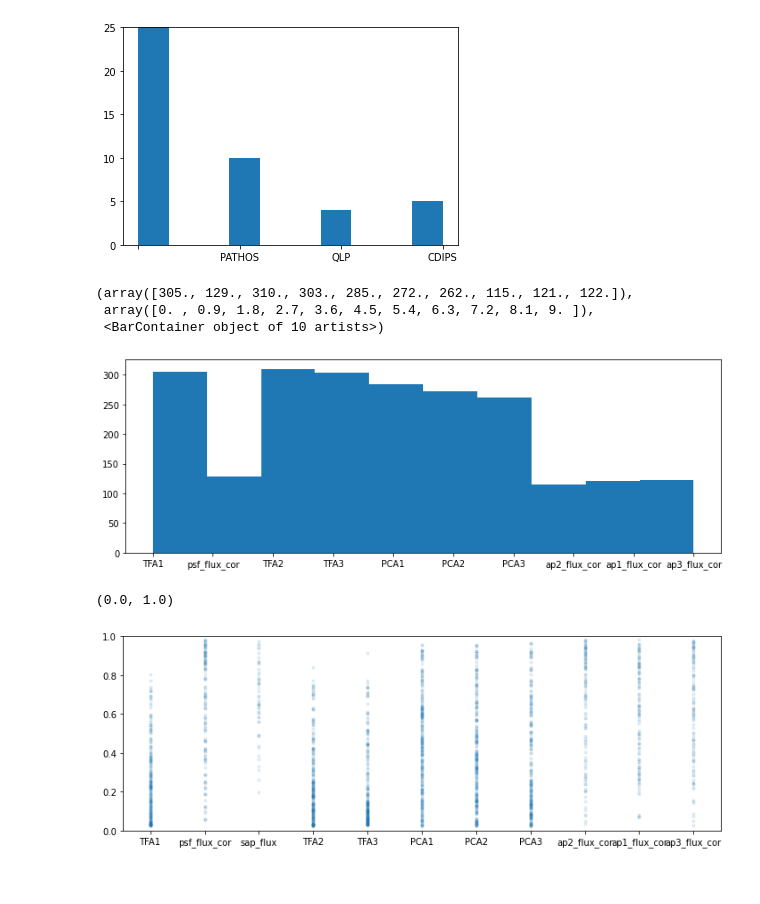
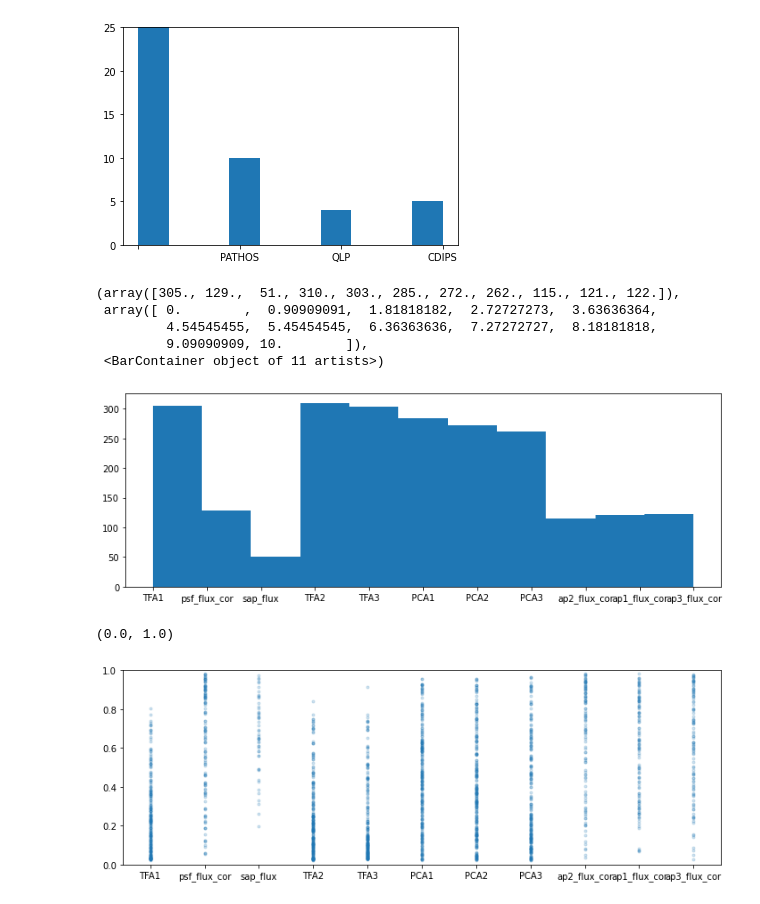
Before and after one commit to stephtdouglas/TESS_young, a Jupyter notebook: analyze_cluster_output.ipynb, the cells around one changed output. Saved outputs shown, nothing was run; the diff lists cells and outputs as text; code cells hidden in the pictures.

```diff
--- a/analyze_cluster_output.ipynb
+++ b/analyze_cluster_output.ipynb
@@ -348,21 +274,0 @@ Text(0.5, 1.0, 'All TESS periods')
-# %%
-
-x = np.linspace(0.1,6,5)
-plt.plot(x,x,"k-")
-plt.plot(x,x/2,"k:",)
-plt.plot(x,2*x,"k:")
-
-plt.xscale("log")
-plt.yscale("log")
-
-for i in np.where(good_match)[0]:
-    loc = np.where((results["target_name"]==ps_tess["TIC"][i]) & (results["sig_periods"]>0))[0]
-    plt.plot(np.ones(len(loc))*ps_tess["Period"][i],results["sig_periods"][loc],marker="o",linewidth=1)
-
-# plt.plot(ps_tess["Prot"][good_match],ps_tess["Period"][good_match],'o')
-
-# plt.ylim(0,2)
-
-plt.ylabel("TESS period")
-plt.xlabel("Patten & Simon (1996) Period")
-plt.title("All TESS periods")
@@ -394,0 +296,18 @@ Text(0.5, 1.0, 'All TESS periods')
+# %%
+x = np.linspace(0.1,6,5)
+plt.plot(x,x,"k-")
+plt.plot(x,x/2,"k:",)
+plt.plot(x,2*x,"k:")
+
+plt.xscale("log")
+plt.yscale("log")
+
+for i in np.arange(len(ps_tess)):
+    loc = np.where((results["target_name"]==ps_tess["TIC"][i]) & (results["sig_periods"]>0))[0]
+    plt.plot(np.ones(len(loc))*ps_tess["Period"][i],results["sig_periods"][loc],marker="o",linewidth=1)
+
+# plt.plot(ps_tess["Prot"][good_match],ps_tess["Period"][good_match],'o')
+
+plt.ylabel("TESS period")
+plt.xlabel("Patten & Simon (1996) Period")
+plt.title("All TESS periods")
@@ -695,18 +617,19 @@ plt.ylim(0,25)
 [figure]
 # %%
 plt.figure(figsize=(12,4))
-plt.hist(results2["flux_cols"][(results2["clean60"]==0) & (results2["sig_periods"]<13) &
-                               (results2["flux_cols"]!="sap_flux")])
+plt.hist(results2["flux_cols"][(results2["clean60"]==0) & (results2["sig_periods"]<13)],bins=11)
 # %% [output]
-(array([305., 129., 310., 303., 285., 272., 262., 115., 121., 122.]),
- array([0. , 0.9, 1.8, 2.7, 3.6, 4.5, 5.4, 6.3, 7.2, 8.1, 9. ]),
- <BarContainer object of 10 artists>)
+(array([305., 129.,  51., 310., 303., 285., 272., 262., 115., 121., 122.]),
+ array([ 0.        ,  0.90909091,  1.81818182,  2.72727273,  3.63636364,
+         4.54545455,  5.45454545,  6.36363636,  7.27272727,  8.18181818,
+         9.09090909, 10.        ]),
+ <BarContainer object of 11 artists>)
-[figure, old version]
+[figure, new version]
 # %%
 plt.figure(figsize=(12,4))
 clean_short = (results2["clean60"]==0) & (results2["sig_periods"]<13)
-plt.plot(results2["flux_cols"][clean_short],results2["sig_powers"][clean_short],'.',alpha=0.1)
+plt.plot(results2["flux_cols"][clean_short],results2["sig_powers"][clean_short],'.',alpha=0.2)
 plt.ylim(0,1)
 # %% [output]
 (0.0, 1.0)
-[figure, old version]
+[figure, new version]
```
Also changed, not shown: parts of 10 cells of this notebook, 1 other file.
